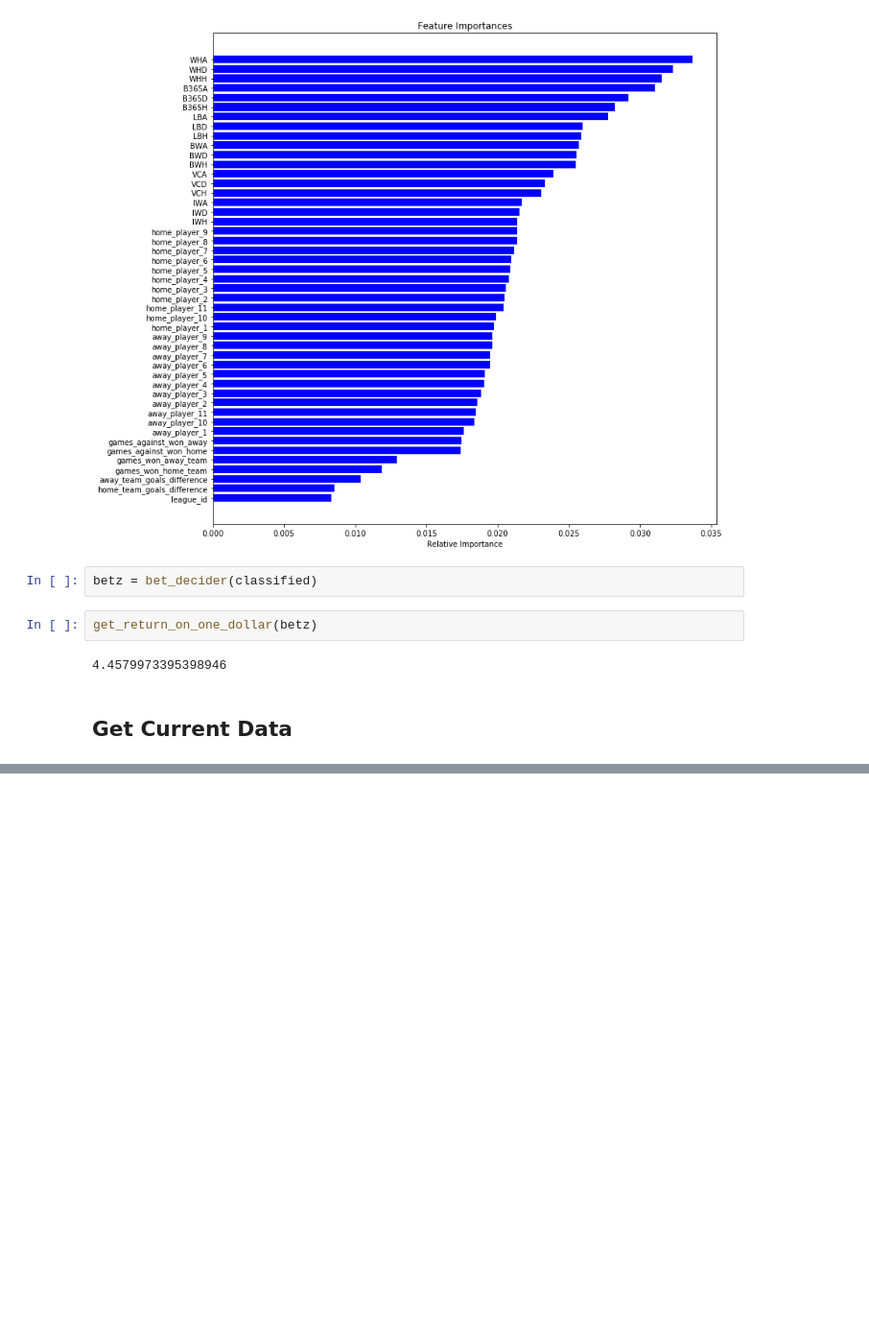
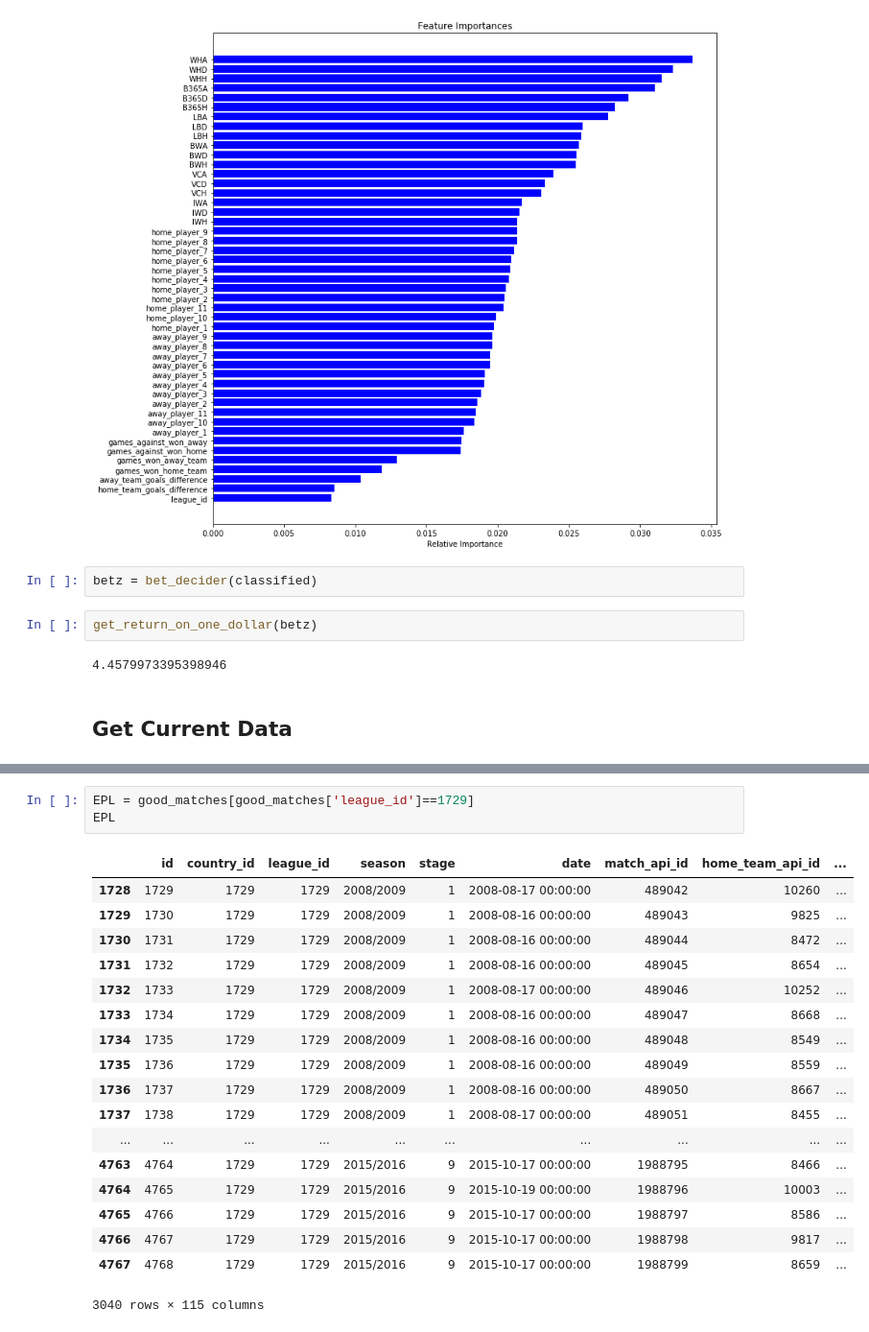
Before and after one commit to rfm2274/Soccer, a Jupyter notebook: Soccer Betting.ipynb, the cells around one changed output, grey strips where cells are left out. Shown at 96% size. Cells and saved outputs as stored; diff of their text form; blank space fills up the shorter version.

Commit message:
MAtch updater

```diff
--- a/Soccer Betting.ipynb
+++ b/Soccer Betting.ipynb
@@ -690,2 +684,24 @@ SyntaxError: invalid syntax (<ipython-input-1158-1d128351c1cd>, line 1)
+# %%
+EPL = good_matches[good_matches['league_id']==1729]
+EPL
+# %% [output]
+|  | id | country_id | league_id | season | stage | date | match_api_id | home_team_api_id | ... |
+| 1728 | 1729 | 1729 | 1729 | 2008/2009 | 1 | 2008-08-17 00:00:00 | 489042 | 10260 | ... |
+| 1729 | 1730 | 1729 | 1729 | 2008/2009 | 1 | 2008-08-16 00:00:00 | 489043 | 9825 | ... |
+| 1730 | 1731 | 1729 | 1729 | 2008/2009 | 1 | 2008-08-16 00:00:00 | 489044 | 8472 | ... |
+| 1731 | 1732 | 1729 | 1729 | 2008/2009 | 1 | 2008-08-16 00:00:00 | 489045 | 8654 | ... |
+| 1732 | 1733 | 1729 | 1729 | 2008/2009 | 1 | 2008-08-17 00:00:00 | 489046 | 10252 | ... |
+| 1733 | 1734 | 1729 | 1729 | 2008/2009 | 1 | 2008-08-16 00:00:00 | 489047 | 8668 | ... |
+| 1734 | 1735 | 1729 | 1729 | 2008/2009 | 1 | 2008-08-16 00:00:00 | 489048 | 8549 | ... |
+| 1735 | 1736 | 1729 | 1729 | 2008/2009 | 1 | 2008-08-16 00:00:00 | 489049 | 8559 | ... |
+| 1736 | 1737 | 1729 | 1729 | 2008/2009 | 1 | 2008-08-16 00:00:00 | 489050 | 8667 | ... |
+| 1737 | 1738 | 1729 | 1729 | 2008/2009 | 1 | 2008-08-17 00:00:00 | 489051 | 8455 | ... |
+| ... | ... | ... | ... | ... | ... | ... | ... | ... | ... |
+| 4763 | 4764 | 1729 | 1729 | 2015/2016 | 9 | 2015-10-17 00:00:00 | 1988795 | 8466 | ... |
+| 4764 | 4765 | 1729 | 1729 | 2015/2016 | 9 | 2015-10-19 00:00:00 | 1988796 | 10003 | ... |
+| 4765 | 4766 | 1729 | 1729 | 2015/2016 | 9 | 2015-10-17 00:00:00 | 1988797 | 8586 | ... |
+| 4766 | 4767 | 1729 | 1729 | 2015/2016 | 9 | 2015-10-17 00:00:00 | 1988798 | 9817 | ... |
+| 4767 | 4768 | 1729 | 1729 | 2015/2016 | 9 | 2015-10-17 00:00:00 | 1988799 | 8659 | ... |
+3040 rows × 115 columns
 # %%
 last_date = EPL.sort_values(by = 'date', ascending = False).iloc[0].date
```
Also changed, not shown: parts of 49 cells of this notebook.
